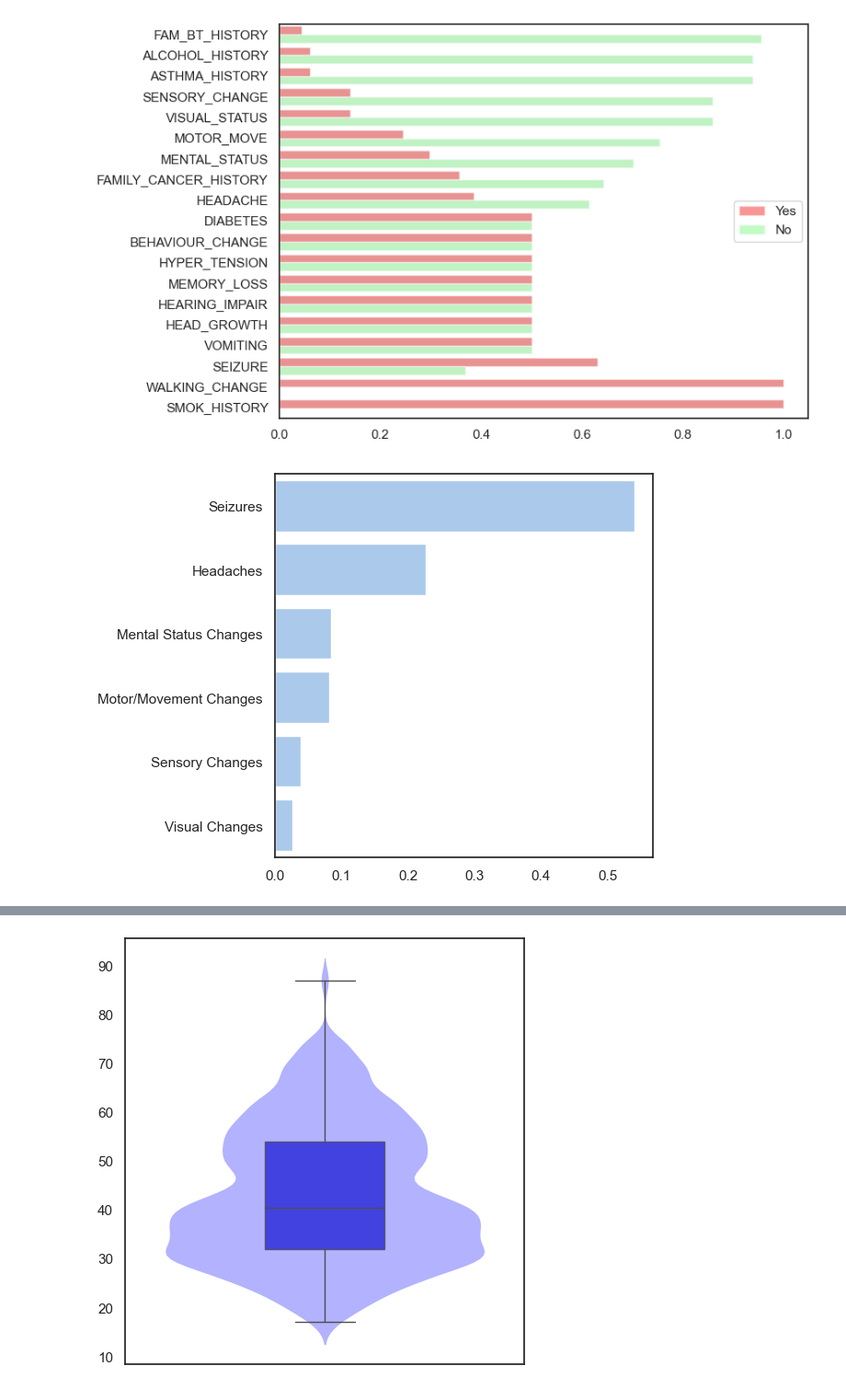
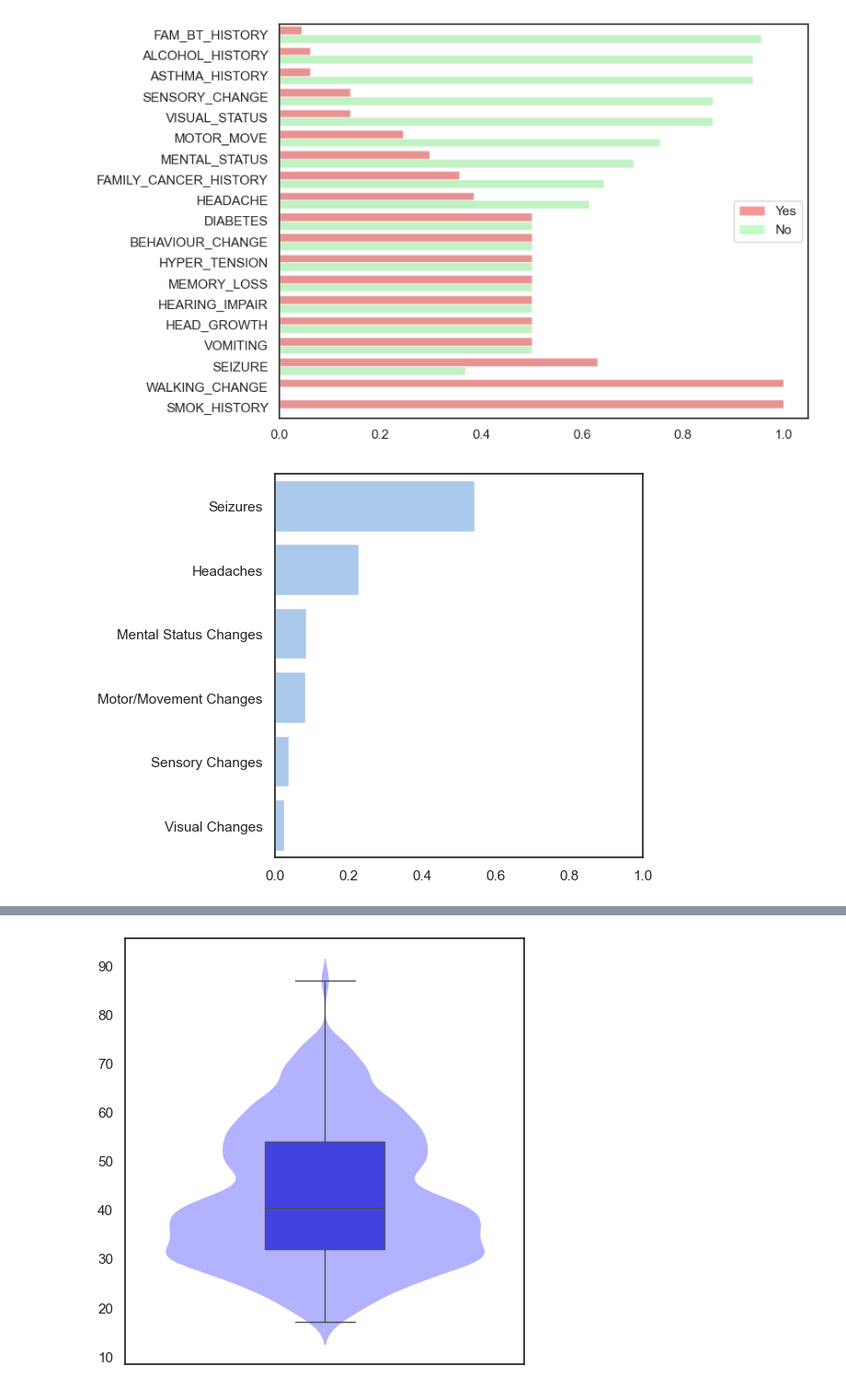
Before and after one commit to andreeriga/Scientific-Visualization-Magistrale, a Jupyter notebook: notebooks/brain.ipynb, the cells around one changed output, grey strips where cells are left out. Shown at 92% size. Cells and saved outputs as stored; diff of their text form; code cells hidden in the pictures.

```diff
--- a/notebooks/brain.ipynb
+++ b/notebooks/brain.ipynb
@@ -291,15 +291,16 @@ fig.write_html("grafico.html")
 # %%
 df = pd.read_csv("../data/brain_tumor_dataset2.csv")[["FIRST_SYMPTOM"]]
 serie = df.value_counts(normalize=True)
 serie.sort_values(inplace=True, ascending=False)
 sns.set_color_codes("pastel")
 sns.barplot(x= serie.values, y= [x[0] for x in list(serie.index)], orient='h', color="b")
 plt.xlabel('')
 plt.ylabel('')
+plt.xlim(0, 1.0)
 plt.tight_layout()
 plt.show()
 # %% [output]
-[figure, old version]
+[figure, new version]
 # %%
 df = pd.read_csv("../data/brain_tumor_dataset2.csv")[["GENDER","ETHINICITY","RACE"]]
 df = df[df["RACE"] != "Not reported"]
```
Also changed, not shown: parts of 3 cells of this notebook.
